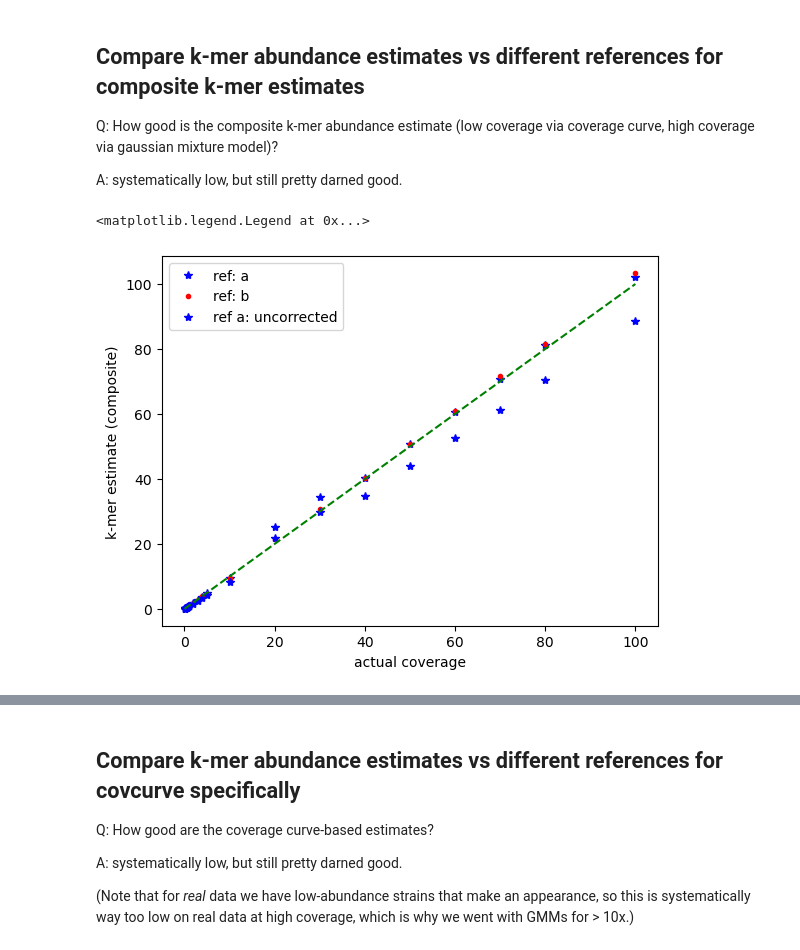
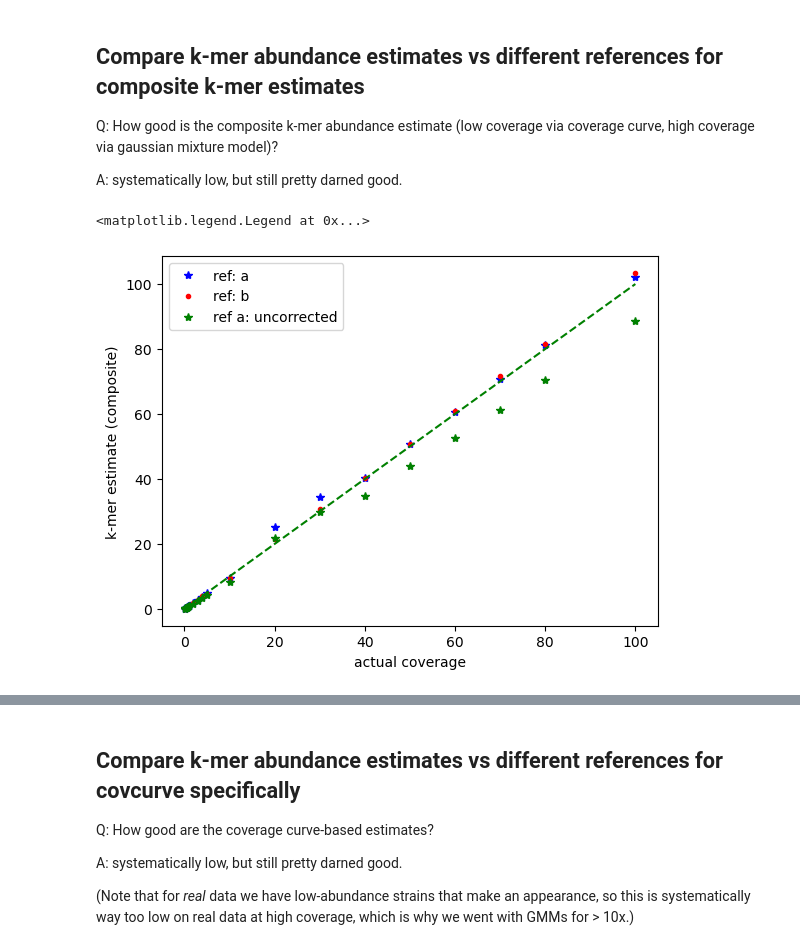
Before and after one commit to ctb/2026-simulate-abund, a Jupyter notebook: explore.ipynb, the cells around one changed output, grey strips where cells are left out. Drawn from its saved outputs; the diff is of its cells as text; code cells hidden in the pictures.

```diff
--- a/explore.ipynb
+++ b/explore.ipynb
@@ -90,17 +86,17 @@ A: systematically low, but still pretty darned good.
 # %%
 aa_df = abund_df.filter((pl.col('species') == 'a') & (pl.col('method') == 'composite'))
 bb_df = abund_df.filter((pl.col('species') == 'b') & (pl.col('method') == 'composite'))
 
 plt.plot(aa_df['cov'], aa_df['abund'], 'b*', label='ref: a')
 plt.plot(bb_df['cov'], bb_df['abund'], 'r.', label='ref: b')
 
 uncorrected_aa_df = abund_df.filter((pl.col('species') == 'a') & (pl.col('method') == 'composite_k'))
-plt.plot(aa_df['cov'], uncorrected_aa_df['abund'], 'b*', label='ref a: uncorrected')
+plt.plot(aa_df['cov'], uncorrected_aa_df['abund'], 'g*', label='ref a: uncorrected')
 
 plt.plot([0, 100], [0, 100], 'g--')
 plt.xlabel('actual coverage')
 plt.ylabel('k-mer estimate (composite)')
 plt.legend(loc='upper left')
 # %% [output]
 <matplotlib.legend.Legend at 0x...>
-[figure, old version]
+[figure, new version]
```
Also changed, not shown: parts of 3 cells of this notebook, 2 other files.
